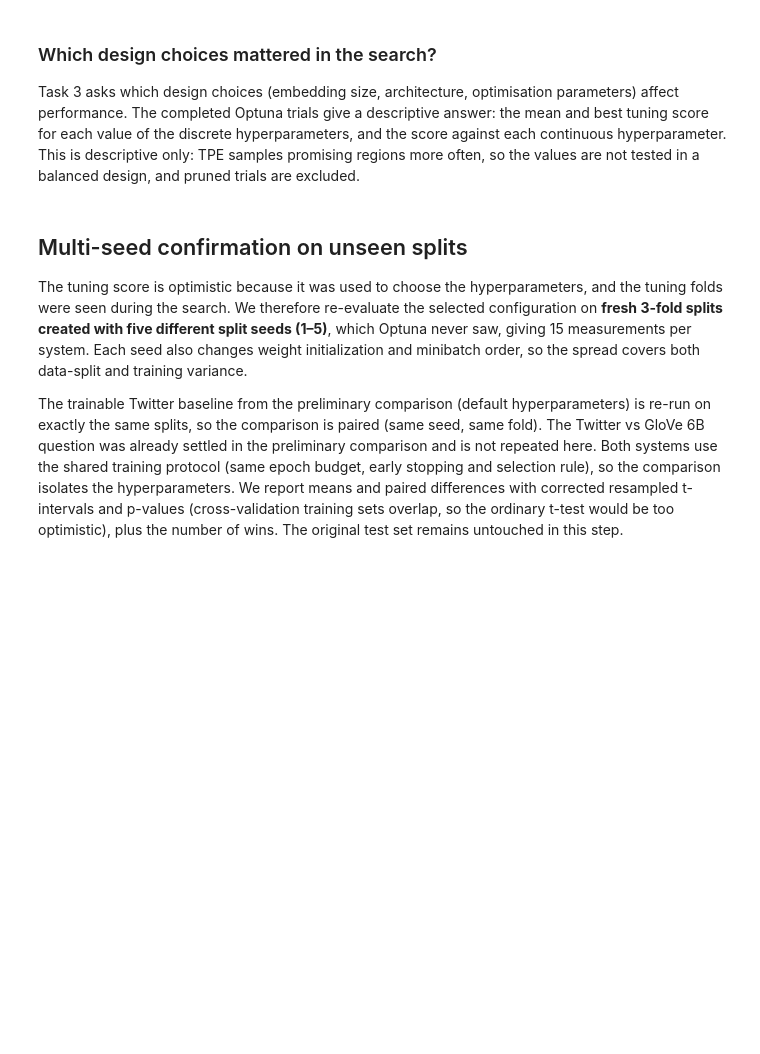
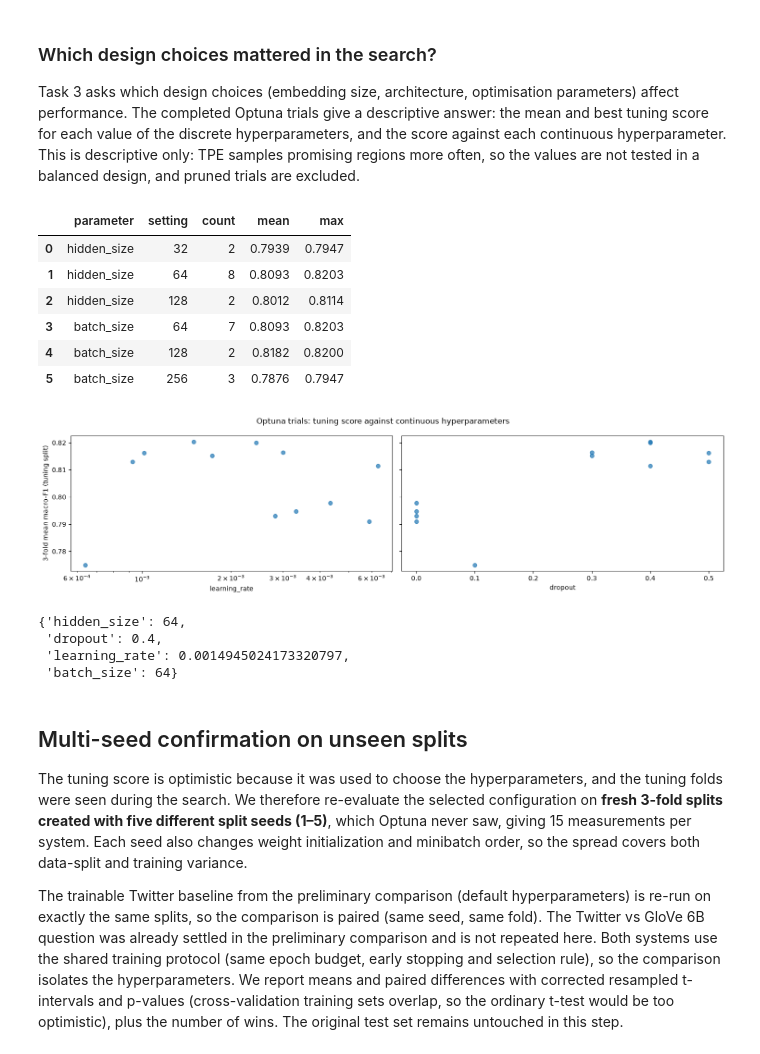
Before and after one commit to greg-delatolas/nlp-assignment-1, a Jupyter notebook: part2/project.ipynb, the cells around one changed output. Drawn from its saved outputs; the diff is of its cells as text; code cells hidden in the pictures; blank space fills up the shorter version.

```diff
--- a/part2/project.ipynb
+++ b/part2/project.ipynb
@@ -1325,13 +1428,15 @@ import torch.nn as nn
 from torch.utils.data import DataLoader
 
 OPTUNA_SEED = 17
-OPTUNA_TRIALS = 60               # total trials in the study (the search resumes up to this number)
-OPTUNA_TIMEOUT_SECONDS = 3600    # safety cap for one call of study.optimize
-OPTUNA_MAX_EPOCHS = MAX_EPOCHS   # same budget and stopping rule as every other training run
-OPTUNA_PATIENCE = PATIENCE
-OPTUNA_STUDY_NAME = f"embed-pool-twitter-3fold-{EXPERIMENT_VERSION}"
+OPTUNA_TRIALS = 15               # five random starts, then ten TPE-guided trials
+OPTUNA_TIMEOUT_SECONDS = 35 * 60 # leave headroom for the active trial to finish
+OPTUNA_MAX_EPOCHS = 12           # tuning-only budget; confirmation uses the full protocol
+OPTUNA_PATIENCE = 3
+OPTUNA_EMBEDDING_DIM = 200
+OPTUNA_WEIGHT_DECAY = 1e-4
+OPTUNA_STUDY_NAME = f"embed-pool-twitter-200d-shared-hidden-{EXPERIMENT_VERSION}"
 OPTUNA_STORAGE = "sqlite:///results/optuna.db"
-twitter_embedding_dimensions = [50, 100, 200]
+twitter_embedding_dimensions = [OPTUNA_EMBEDDING_DIM]
 
 # Tuning uses the split-seed-0 folds; the confirmation later uses different split seeds.
 tuning_splits = embed_pool_splits[0]
@@ -1490,9 +1595,9 @@ study = optuna.create_study(
     load_if_exists=True,   # re-running this cell resumes the stored study
     direction="maximize",
     sampler=optuna.samplers.TPESampler(
-        seed=OPTUNA_SEED, n_startup_trials=10, multivariate=True
+        seed=OPTUNA_SEED, n_startup_trials=5, multivariate=True
     ),
-    pruner=optuna.pruners.MedianPruner(n_startup_trials=5, n_warmup_steps=0),
+    pruner=optuna.pruners.MedianPruner(n_startup_trials=3, n_warmup_steps=0),
 )
 
 finished_states = (optuna.trial.TrialState.COMPLETE, optuna.trial.TrialState.PRUNED)
@@ -1521,8 +1626,13 @@ capped_trials = sum(
 print(f"Completed trials whose best epoch hit the {OPTUNA_MAX_EPOCHS}-epoch cap in some fold: "
       f"{capped_trials}/{len(complete_trials)}")
 print("Best parameters:")
-best_params_df = pd.Series(study.best_params, name="value").to_frame()
+best_params = {
+    **study.best_params,
+    "embedding_dim": OPTUNA_EMBEDDING_DIM,
+    "weight_decay": OPTUNA_WEIGHT_DECAY,
+}
+best_params_df = pd.Series(best_params, name="value").to_frame()
 save_table(best_params_df, "optuna_best_params")
 display(best_params_df)
-# The best parameters can be reloaded later without re-running the search:
-# optuna.load_study(study_name=OPTUNA_STUDY_NAME, storage=OPTUNA_STORAGE).best_params
+# Reloading study.best_params returns the four tuned values; add the fixed
+# OPTUNA_EMBEDDING_DIM and OPTUNA_WEIGHT_DECAY as done above.
@@ -1546,28 +1689,44 @@ plt.show()
 Task 3 asks which design choices (embedding size, architecture, optimisation parameters) affect performance. The completed Optuna trials give a descriptive answer: the mean and best tuning score for each value of the discrete hyperparameters, and the score against each continuous hyperparameter. This is descriptive only: TPE samples promising regions more often, so the values are not tested in a balanced design, and pruned trials are excluded.
 # %%
 complete_trials_df = optuna_trials_df[optuna_trials_df["state"].eq("COMPLETE")]
-discrete_parameters = ["embedding_dim", "hidden_size1", "hidden_size2", "batch_size"]
+discrete_parameters = ["hidden_size", "batch_size"]
 design_choice_df = pd.concat([
     complete_trials_df.groupby(f"params_{parameter}")["value"]
     .agg(["count", "mean", "max"]).reset_index()
     .rename(columns={f"params_{parameter}": "setting"})
     .assign(parameter=parameter)
     for parameter in discrete_parameters
 ], ignore_index=True)[["parameter", "setting", "count", "mean", "max"]]
 save_table(design_choice_df, "optuna_design_choices", index=False)
 display(design_choice_df.round(4))
 
-continuous_parameters = [("learning_rate", True), ("dropout", False), ("weight_decay", True)]
+continuous_parameters = [("learning_rate", True), ("dropout", False)]
 fig, axes = plt.subplots(1, len(continuous_parameters), figsize=(15, 4), sharey=True)
 for axis, (parameter, log_scale) in zip(axes, continuous_parameters):
     axis.scatter(complete_trials_df[f"params_{parameter}"], complete_trials_df["value"], alpha=0.7)
     if log_scale:
         axis.set_xscale("log")
     axis.set(xlabel=parameter)
 axes[0].set_ylabel("3-fold mean macro-F1 (tuning split)")
 fig.suptitle("Optuna trials: tuning score against continuous hyperparameters")
 plt.tight_layout()
 plt.show()
+# %% [output]
+|  | parameter | setting | count | mean | max |
+| 0 | hidden_size | 32 | 2 | 0.7939 | 0.7947 |
+| 1 | hidden_size | 64 | 8 | 0.8093 | 0.8203 |
+| 2 | hidden_size | 128 | 2 | 0.8012 | 0.8114 |
+| 3 | batch_size | 64 | 7 | 0.8093 | 0.8203 |
+| 4 | batch_size | 128 | 2 | 0.8182 | 0.8200 |
+| 5 | batch_size | 256 | 3 | 0.7876 | 0.7947 |
+[figure, added]
+# %%
+study.best_params
+# %% [output]
+{'hidden_size': 64,
+ 'dropout': 0.4,
+ 'learning_rate': 0.0014945024173320797,
+ 'batch_size': 64}
 # %% [markdown]
 ## Multi-seed confirmation on unseen splits
 
```
Also changed, not shown: parts of 34 cells of this notebook.
